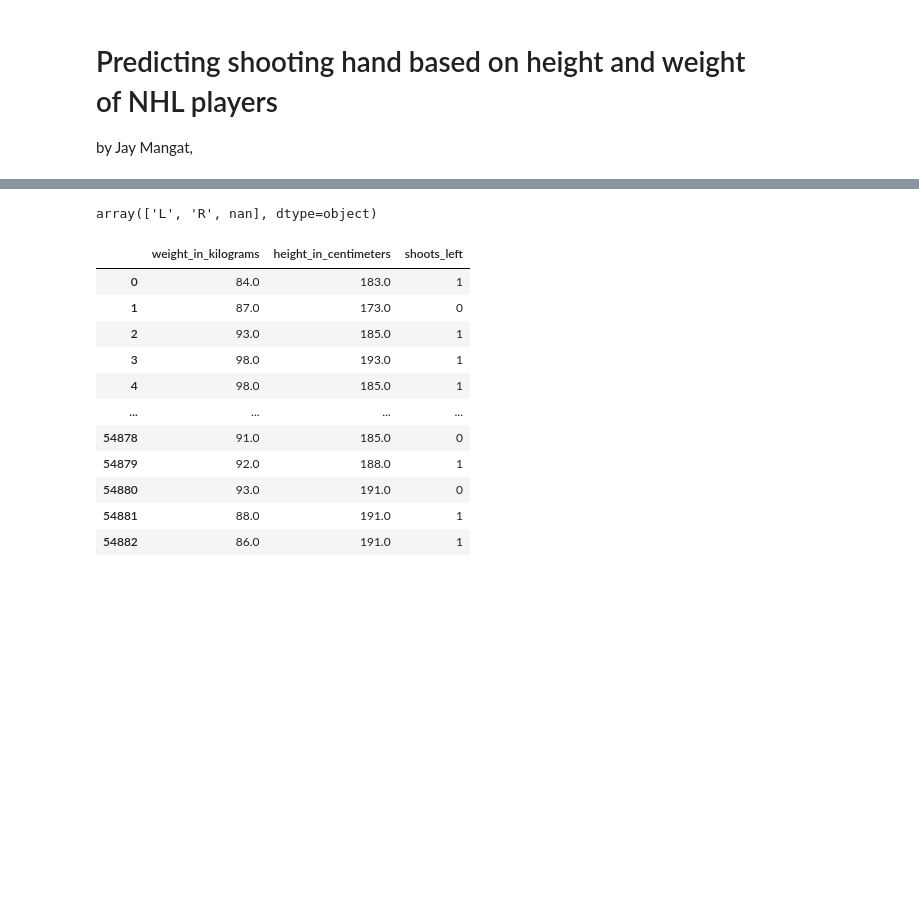
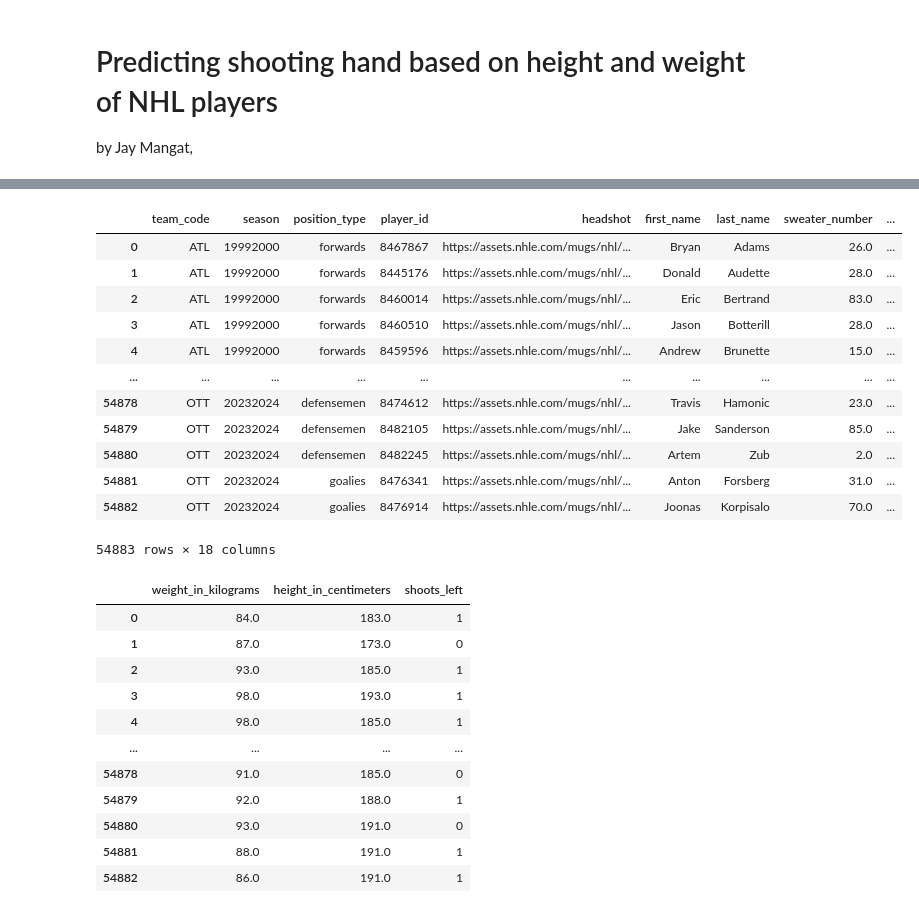
Before and after one commit to UBC-MDS/522_group_27, a Jupyter notebook: nhl_shooting_report.ipynb, the cells around one changed output, grey strips where cells are left out. Drawn from its saved outputs; the diff is of its cells as text; code cells hidden in the pictures; blank space fills up the shorter version.

```diff
--- a/analysis.ipynb
+++ b/nhl_shooting_report.ipynb
@@ -26,8 +26,21 @@ rosters.to_csv('data/nhl_rosters.csv')
 # %%
 # Check for NAs
 rosters["shoots_catches"].unique()
+rosters
 # %% [output]
+|  | team_code | season | position_type | player_id | headshot | first_name | last_name | sweater_number | ... |
+| 0 | ATL | 19992000 | forwards | 8467867 | https://assets.nhle.com/mugs/nhl/... | Bryan | Adams | 26.0 | ... |
+| 1 | ATL | 19992000 | forwards | 8445176 | https://assets.nhle.com/mugs/nhl/... | Donald | Audette | 28.0 | ... |
+| 2 | ATL | 19992000 | forwards | 8460014 | https://assets.nhle.com/mugs/nhl/... | Eric | Bertrand | 83.0 | ... |
+| 3 | ATL | 19992000 | forwards | 8460510 | https://assets.nhle.com/mugs/nhl/... | Jason | Botterill | 28.0 | ... |
+| 4 | ATL | 19992000 | forwards | 8459596 | https://assets.nhle.com/mugs/nhl/... | Andrew | Brunette | 15.0 | ... |
+| ... | ... | ... | ... | ... | ... | ... | ... | ... | ... |
+| 54878 | OTT | 20232024 | defensemen | 8474612 | https://assets.nhle.com/mugs/nhl/... | Travis | Hamonic | 23.0 | ... |
+| 54879 | OTT | 20232024 | defensemen | 8482105 | https://assets.nhle.com/mugs/nhl/... | Jake | Sanderson | 85.0 | ... |
+| 54880 | OTT | 20232024 | defensemen | 8482245 | https://assets.nhle.com/mugs/nhl/... | Artem | Zub | 2.0 | ... |
+| 54881 | OTT | 20232024 | goalies | 8476341 | https://assets.nhle.com/mugs/nhl/... | Anton | Forsberg | 31.0 | ... |
+| 54882 | OTT | 20232024 | goalies | 8476914 | https://assets.nhle.com/mugs/nhl/... | Joonas | Korpisalo | 70.0 | ... |
-array(['L', 'R', nan], dtype=object)
+54883 rows × 18 columns
 # %%
 # Drop NA records
 rosters = rosters[["weight_in_kilograms","height_in_centimeters","shoots_catches"]]
```
Also changed, not shown: parts of 2 cells of this notebook, 1 other file.
